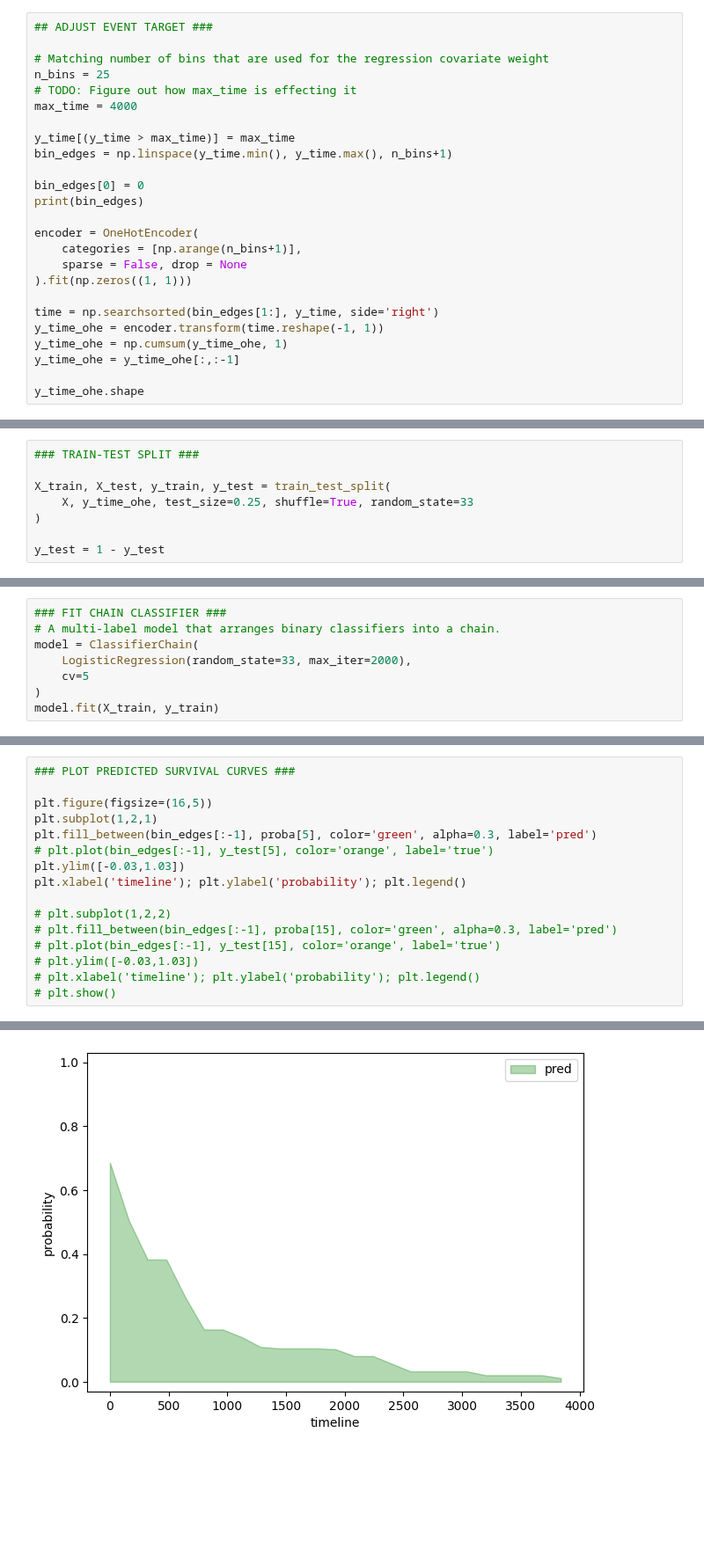
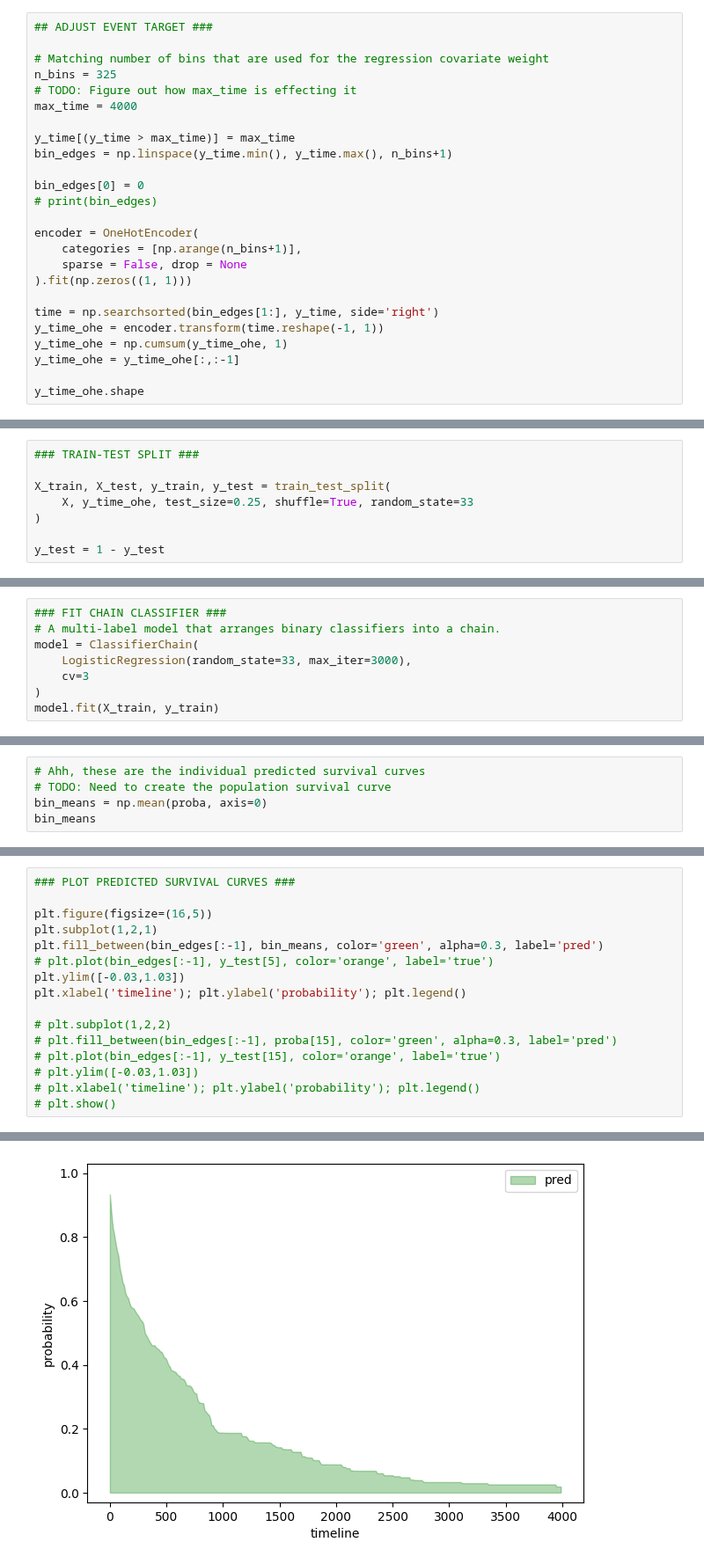
Before and after one commit to puckybreg/Native-Bee-Thesis, a Jupyter notebook: Stacking_notebook.ipynb, the cells around one changed output, grey strips where cells are left out. Shown at 88% size. Saved outputs shown, nothing was run; the diff lists cells and outputs as text; blank space fills up the shorter version.

```diff
--- a/Stacking_notebook.ipynb
+++ b/Stacking_notebook.ipynb
@@ -66,7 +78,7 @@ Name: interval, Length: 292, dtype: float64
 ## ADJUST EVENT TARGET ###
 
 # Matching number of bins that are used for the regression covariate weight
-n_bins = 25
+n_bins = 325
 # TODO: Figure out how max_time is effecting it
 max_time = 4000
 
@@ -74,7 +86,7 @@ y_time[(y_time > max_time)] = max_time
 bin_edges = np.linspace(y_time.min(), y_time.max(), n_bins+1)
 
 bin_edges[0] = 0
-print(bin_edges)
+# print(bin_edges)
 
 encoder = OneHotEncoder(
     categories = [np.arange(n_bins+1)],
@@ -127,8 +155,8 @@ y_test = 1 - y_test
 ### FIT CHAIN CLASSIFIER ###
 # A multi-label model that arranges binary classifiers into a chain.
 model = ClassifierChain(
-    LogisticRegression(random_state=33, max_iter=2000),
-    cv=5
+    LogisticRegression(random_state=33, max_iter=3000),
+    cv=3
 )
 model.fit(X_train, y_train)
 # %% [output]
@@ -157,0 +185,5 @@ proba.shape
+# %%
+# Ahh, these are the individual predicted survival curves
+# TODO: Need to create the population survival curve
+bin_means = np.mean(proba, axis=0)
+bin_means
@@ -158,22 +208,22 @@ proba.shape
 # %%
 ### PLOT PREDICTED SURVIVAL CURVES ###
 
 plt.figure(figsize=(16,5))
 plt.subplot(1,2,1)
-plt.fill_between(bin_edges[:-1], proba[5], color='green', alpha=0.3, label='pred')
+plt.fill_between(bin_edges[:-1], bin_means, color='green', alpha=0.3, label='pred')
 # plt.plot(bin_edges[:-1], y_test[5], color='orange', label='true')
 plt.ylim([-0.03,1.03])
 plt.xlabel('timeline'); plt.ylabel('probability'); plt.legend()
 
 # plt.subplot(1,2,2)
 # plt.fill_between(bin_edges[:-1], proba[15], color='green', alpha=0.3, label='pred')
 # plt.plot(bin_edges[:-1], y_test[15], color='orange', label='true')
 # plt.ylim([-0.03,1.03])
 # plt.xlabel('timeline'); plt.ylabel('probability'); plt.legend()
 # plt.show()
 # %% [output]
 <matplotlib.legend.Legend at 0x...>
-[figure, old version]
+[figure, new version]
 # %%
 fig, ax = plt.subplots(figsize=(16, 5))
 
```
Also changed, not shown: parts of 33 cells of this notebook, 4 other files.
